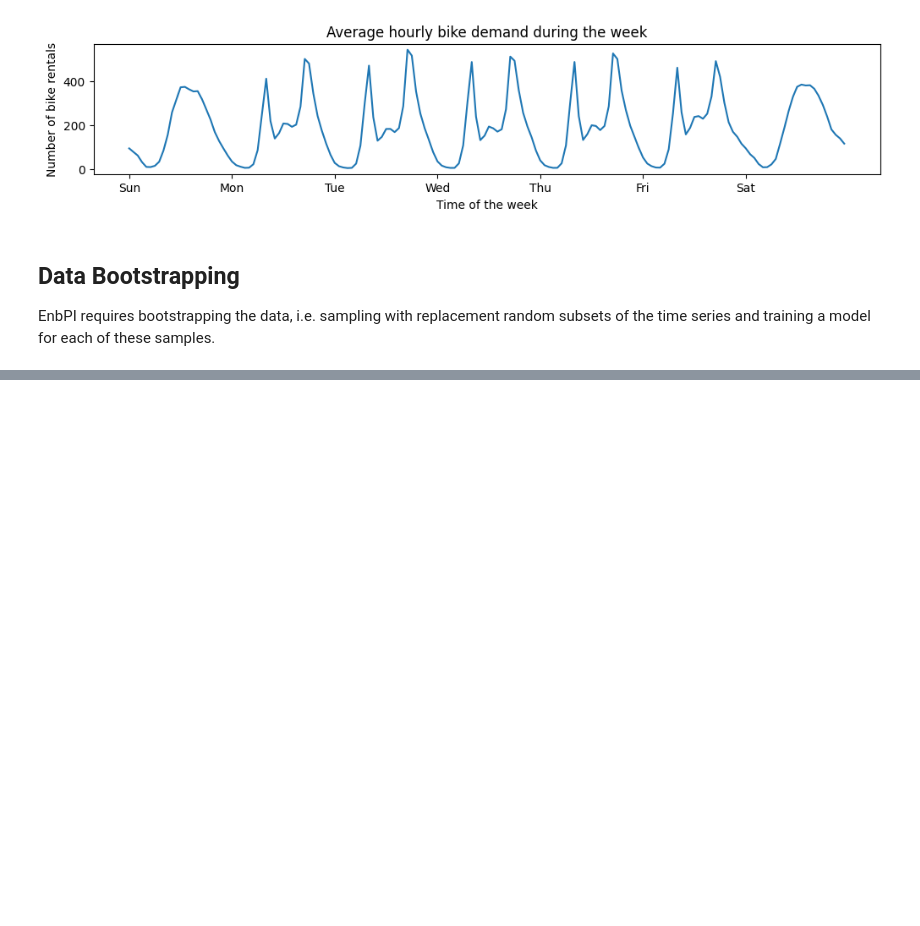
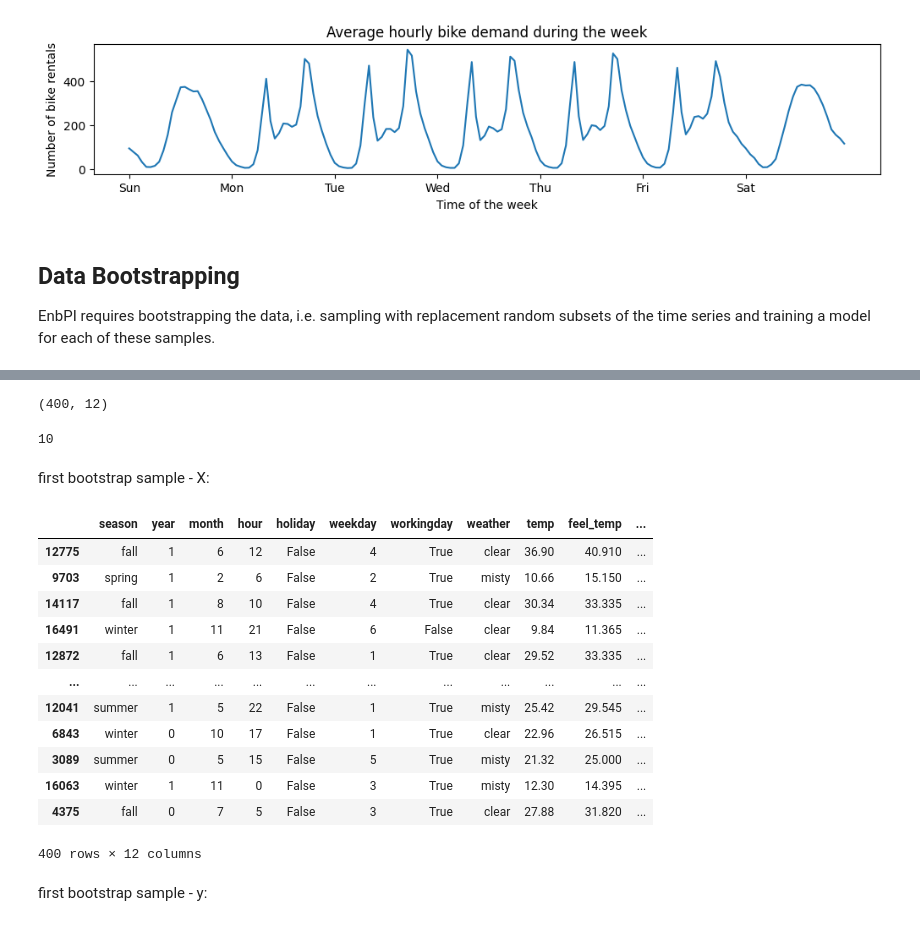
Before and after one commit to jeremysb1/enbpi_ts, a Jupyter notebook: EnbPI_timeseries.ipynb, the cells around one changed output, grey strips where cells are left out. Saved outputs shown, nothing was run; the diff lists cells and outputs as text; code cells hidden in the pictures; blank space fills up the shorter version.

```diff
--- a/EnbPI_timeseries.ipynb
+++ b/EnbPI_timeseries.ipynb
@@ -95,0 +110,28 @@ bs_indices, bs_train_data = DataFrameBootstrapper(n_samples=n_bs_samples)(X_trai
+# %%
+X_train.shape
+# %% [output]
+(400, 12)
+# %%
+len(bs_train_data)
+# %% [output]
+10
+# %% [markdown]
+first bootstrap sample - X:
+# %%
+bs_train_data[0][0]
+# %% [output]
+|  | season | year | month | hour | holiday | weekday | workingday | weather | temp | feel_temp | ... |
+| 12775 | fall | 1 | 6 | 12 | False | 4 | True | clear | 36.90 | 40.910 | ... |
+| 9703 | spring | 1 | 2 | 6 | False | 2 | True | misty | 10.66 | 15.150 | ... |
+| 14117 | fall | 1 | 8 | 10 | False | 4 | True | clear | 30.34 | 33.335 | ... |
+| 16491 | winter | 1 | 11 | 21 | False | 6 | False | clear | 9.84 | 11.365 | ... |
+| 12872 | fall | 1 | 6 | 13 | False | 1 | True | clear | 29.52 | 33.335 | ... |
+| ... | ... | ... | ... | ... | ... | ... | ... | ... | ... | ... | ... |
+| 12041 | summer | 1 | 5 | 22 | False | 1 | True | misty | 25.42 | 29.545 | ... |
+| 6843 | winter | 0 | 10 | 17 | False | 1 | True | clear | 22.96 | 26.515 | ... |
+| 3089 | summer | 0 | 5 | 15 | False | 5 | True | misty | 21.32 | 25.000 | ... |
+| 16063 | winter | 1 | 11 | 0 | False | 3 | True | misty | 12.30 | 14.395 | ... |
+| 4375 | fall | 0 | 7 | 5 | False | 3 | True | clear | 27.88 | 31.820 | ... |
+400 rows × 12 columns
+# %% [markdown]
+first bootstrap sample - y:
```
Also changed, not shown: parts of 5 cells of this notebook.
